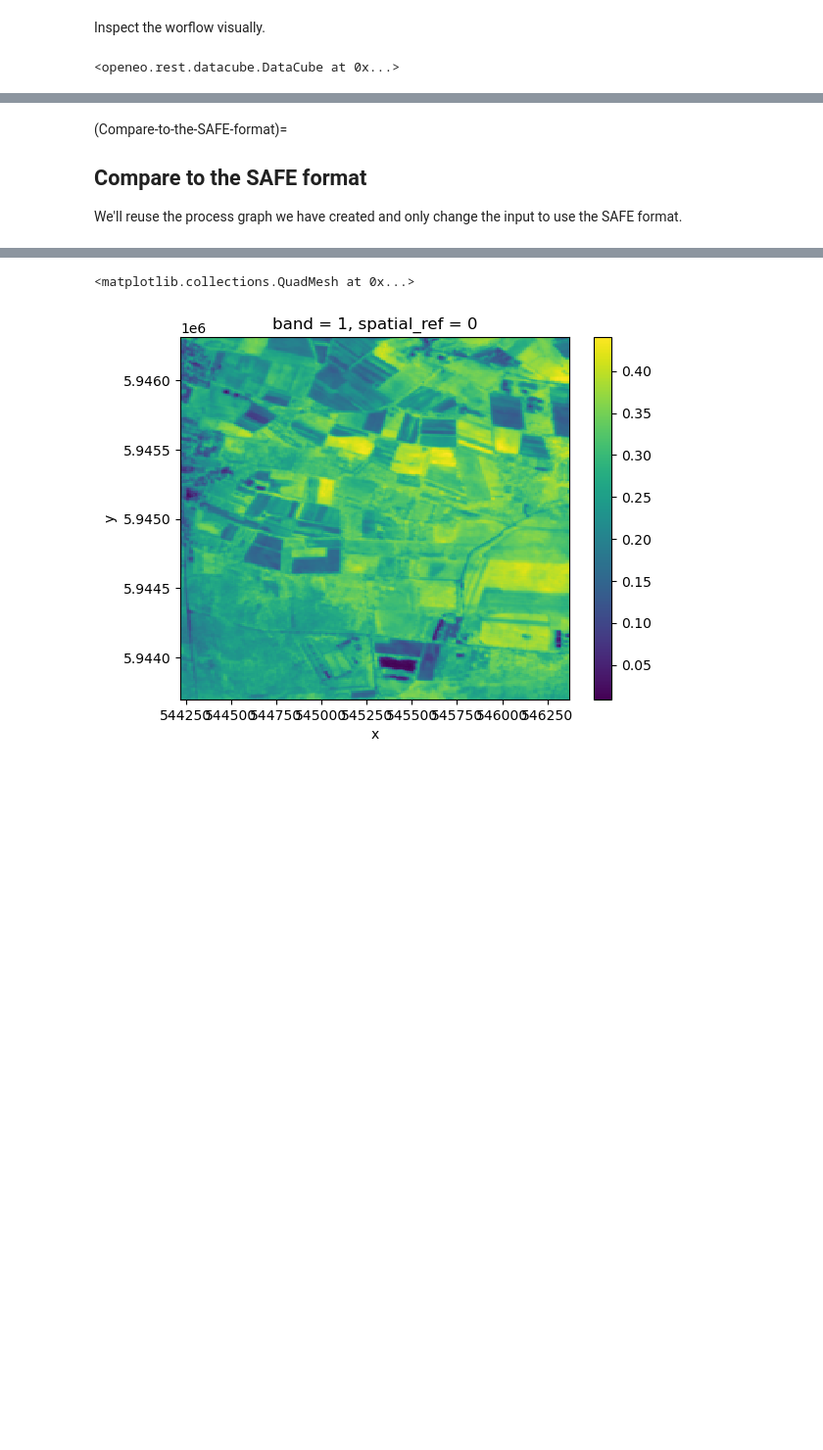
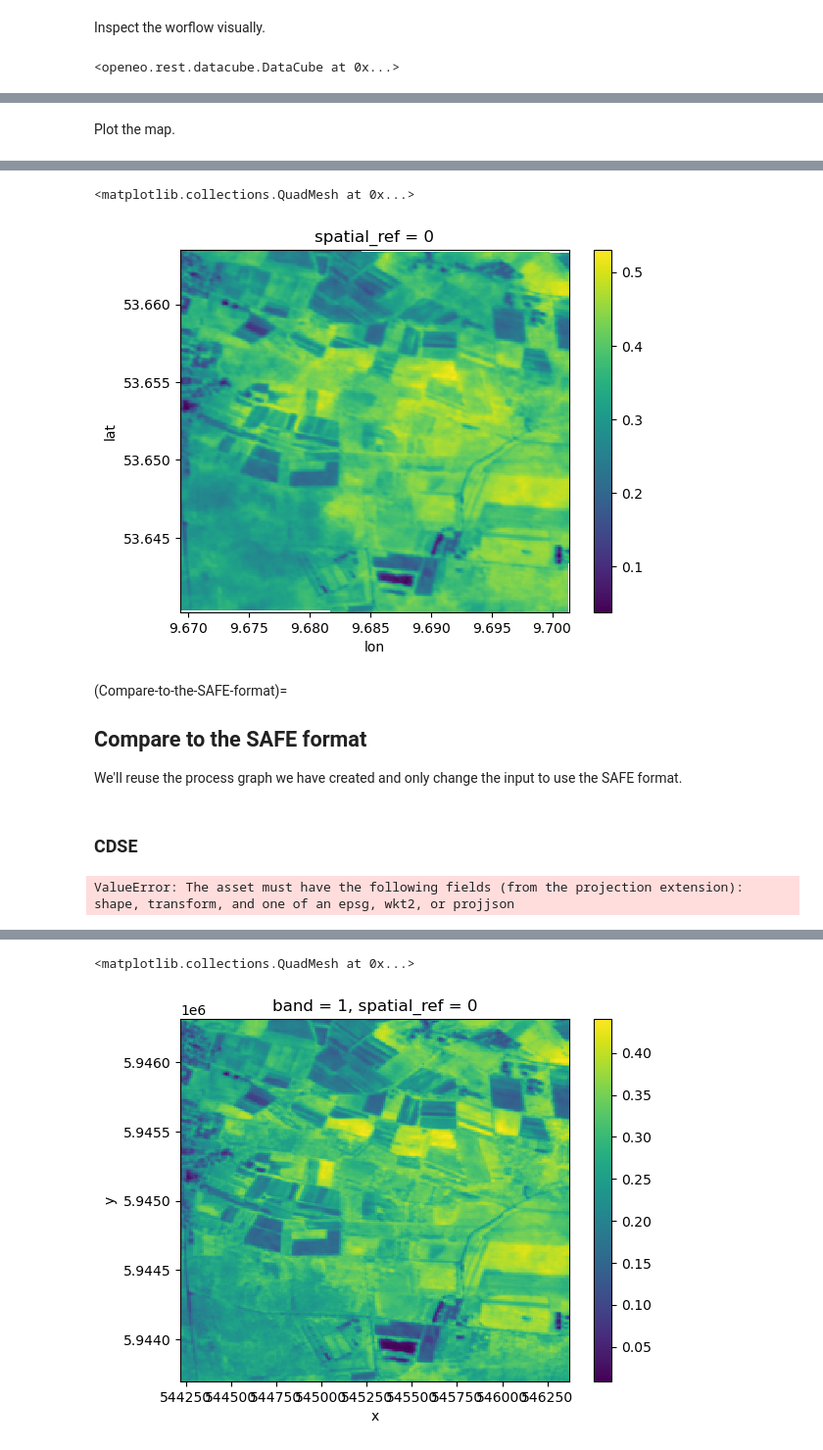
Before and after one commit to pixalytics-ltd/eopf-sample-notebooks, a Jupyter notebook: notebooks/Sentinel-2/eopf_openeo_stac.ipynb, the cells around one changed output, grey strips where cells are left out. Shown at 98% size. Cells and saved outputs as stored; diff of their text form; code cells hidden in the pictures; blank space fills up the shorter version.

Commit message:
feat(openeo):run workflow against multiple stac apis

```diff
--- a/notebooks/Sentinel-2/eopf_openeo_stac.ipynb
+++ b/notebooks/Sentinel-2/eopf_openeo_stac.ipynb
@@ -95,14 +114,13 @@ else:
 # %% [markdown]
 Define the url to the STAC resource you want to query.
 # %%
-url = "https://stac.core.eopf.eodc.eu/collections/sentinel-2-l2a"
+stac_url = "https://stac.core.eopf.eodc.eu/collections/sentinel-2-l2a"
+bands = ["b02", "b08"] # bandnames are specific to the STAC Catalogs
 # %% [markdown]
 Load the data cube via the funtion `load_stac()` and insert the extents.
 # %%
-outname = "eopf_t_mean.tiff"
-
 cube = connection.load_stac(
-    url=url,
+    url=stac_url,
     spatial_extent = {
         "west": bbox[0],
         "south": bbox[1],
@@ -126,7 +144,7 @@ Apply processing. We're calculating the NDVI. And getting a monthly mean.
 red = cube.band(bands[0])
 nir = cube.band(bands[1])
 cube_ndvi = (nir - red) / (nir + red)
-cube_mnth = cube_ndvi.reduce_dimension(dimension="t", reducer="mean")
+cube_mnth = cube_ndvi.reduce_dimension(dimension="time", reducer="mean")
 # %% [markdown]
 Inspect the worflow visually.
 # %%
@@ -138,4 +156,4 @@ Start the processing through a synchronous call and save the result.
 # %%
 %%time
-res = cube_mnth.download(outname, format="GTiff")
+res = cube_mnth.execute()
 # %% [output]
@@ -149,0 +190,6 @@ Load the datacube into the working environment from the local storage.
+# %% [markdown]
+Plot the map.
+# %%
+%%time
+res.plot()
+# %% [output]
@@ -150 +198,3 @@ Load the datacube into the working environment from the local storage.
+<matplotlib.collections.QuadMesh at 0x...>
+[figure, added]
 # %%
@@ -158,0 +231,10 @@ We'll reuse the process graph we have created and only change the input to use t
+# %% [markdown]
+### CDSE
+# %%
+stac_url = "https://stac.dataspace.copernicus.eu/v1/collections/sentinel-2-l2a/" # safe
+bands = ["B02_10m", "B08_10m"]
+cube_mnth = load_ndvi_mean(stac_url, bbox, time_range, bands, time_dim = "time")
+# ValueError: The asset must have the following fields (from the projection extension): shape, transform, and one of an epsg, wkt2, or projjson --> it seemst that they are present in the item assets
+# maybe this is due to
+# %% [output]
+ValueError: The asset must have the following fields (from the projection extension): shape, transform, and one of an epsg, wkt2, or projjson
```
Also changed, not shown: parts of 45 cells of this notebook.
